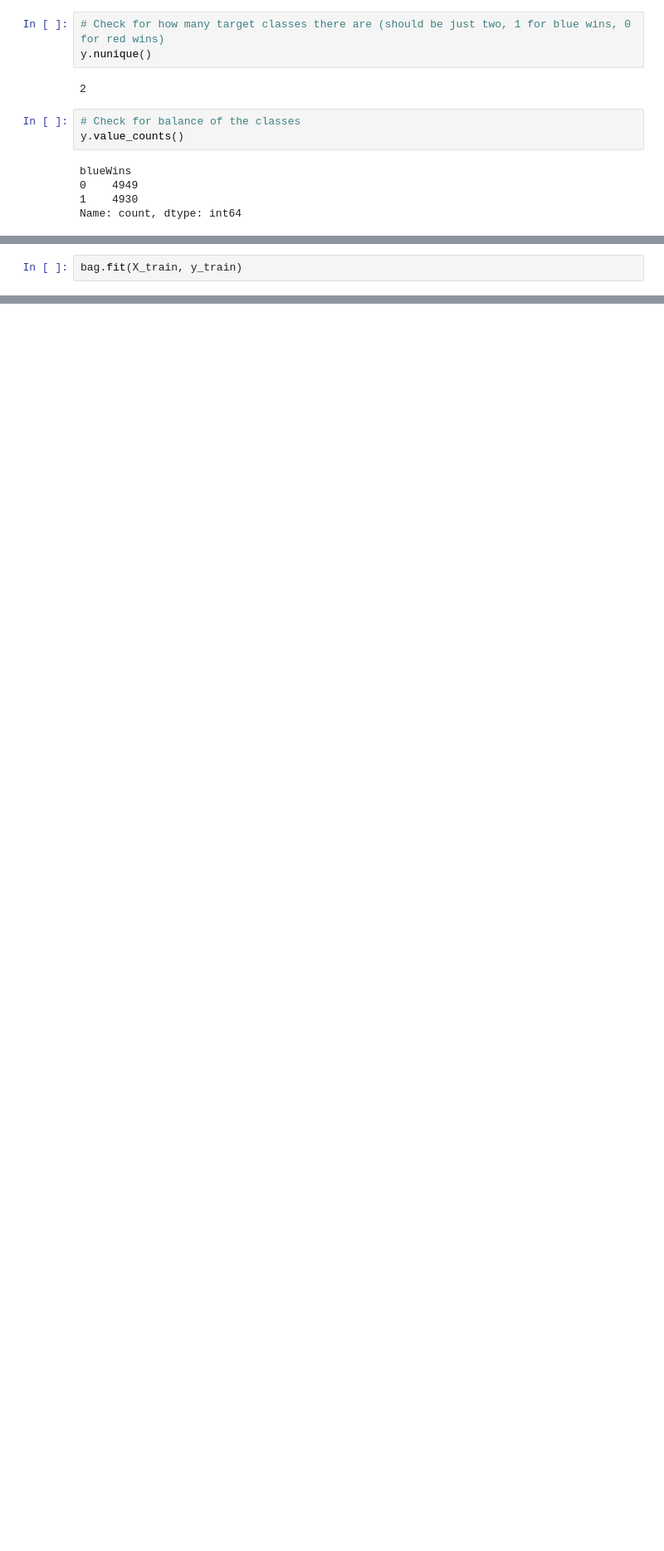
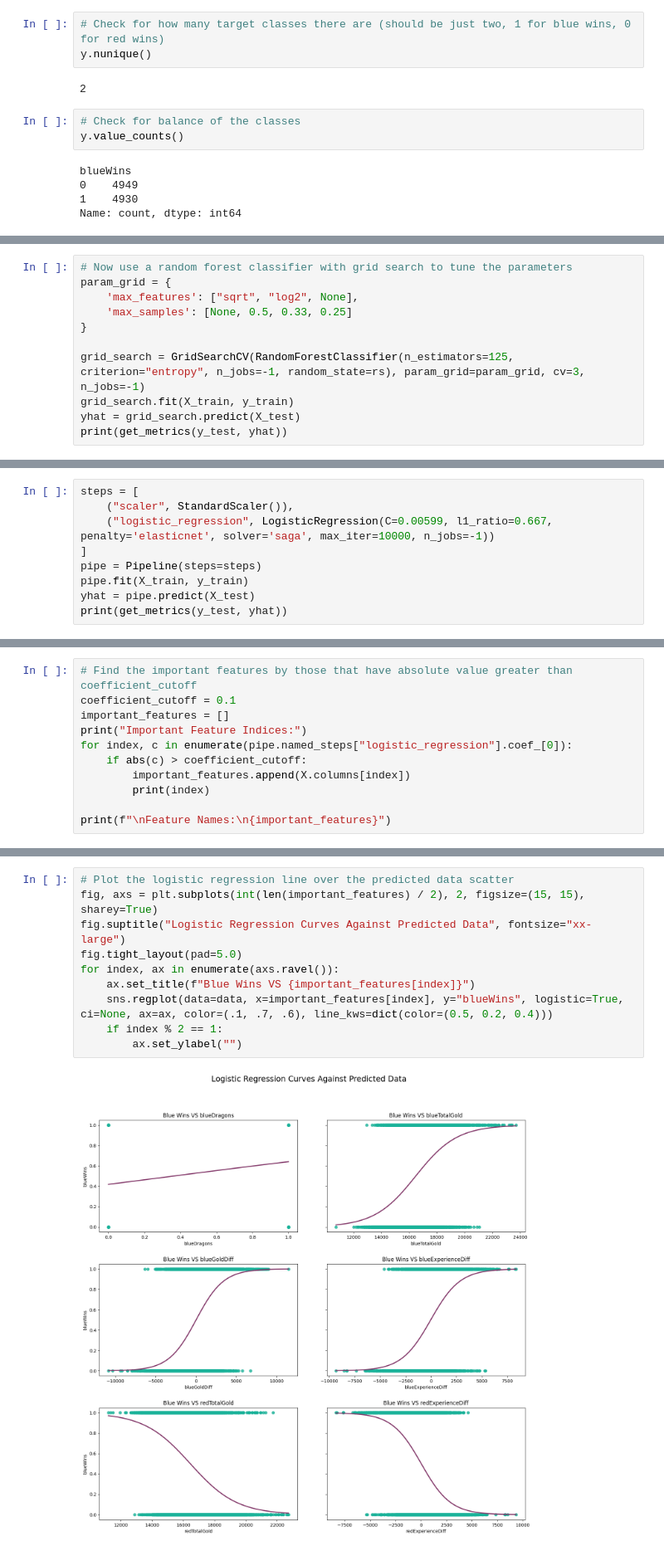
Before and after one commit to DiskoTecha/Lol10MinWinClassification, a Jupyter notebook: Lol10MinWinClassification.ipynb, the cells around one changed output, grey strips where cells are left out. Shown at 83% size. Saved outputs shown, nothing was run; the diff lists cells and outputs as text; blank space fills up the shorter version.

```diff
--- a/Lol10MinWinClassification.ipynb
+++ b/Lol10MinWinClassification.ipynb
@@ -135,2 +242,0 @@ bag = BaggingClassifier(base_estimator=DecisionTreeClassifier(criterion="entropy
-# %%
-bag.fit(X_train, y_train)
@@ -219,0 +288,11 @@ plot_decision_tree(best_tree, feature_cols)
+# %%
+# Now use a random forest classifier with grid search to tune the parameters
+param_grid = {
+    'max_features': ["sqrt", "log2", None],
+    'max_samples': [None, 0.5, 0.33, 0.25]
+}
+
+grid_search = GridSearchCV(RandomForestClassifier(n_estimators=125, criterion="entropy", n_jobs=-1, random_state=rs), param_grid=param_grid, cv=3, n_jobs=-1)
+grid_search.fit(X_train, y_train)
+yhat = grid_search.predict(X_test)
+print(get_metrics(y_test, yhat))
@@ -219,0 +305,9 @@ plot_decision_tree(best_tree, feature_cols)
+# %%
+steps = [
+    ("scaler", StandardScaler()),
+    ("logistic_regression", LogisticRegression(C=0.00599, l1_ratio=0.667, penalty='elasticnet', solver='saga', max_iter=10000, n_jobs=-1))
+]
+pipe = Pipeline(steps=steps)
+pipe.fit(X_train, y_train)
+yhat = pipe.predict(X_test)
+print(get_metrics(y_test, yhat))
@@ -219,0 +316,11 @@ plot_decision_tree(best_tree, feature_cols)
+# %%
+# Find the important features by those that have absolute value greater than coefficient_cutoff
+coefficient_cutoff = 0.1
+important_features = []
+print("Important Feature Indices:")
+for index, c in enumerate(pipe.named_steps["logistic_regression"].coef_[0]):
+    if abs(c) > coefficient_cutoff:
+        important_features.append(X.columns[index])
+        print(index)
+
+print(f"\nFeature Names:\n{important_features}")
@@ -219,0 +338,12 @@ plot_decision_tree(best_tree, feature_cols)
+# %%
+# Plot the logistic regression line over the predicted data scatter
+fig, axs = plt.subplots(int(len(important_features) / 2), 2, figsize=(15, 15), sharey=True)
+fig.suptitle("Logistic Regression Curves Against Predicted Data", fontsize="xx-large")
+fig.tight_layout(pad=5.0)
+for index, ax in enumerate(axs.ravel()):
+    ax.set_title(f"Blue Wins VS {important_features[index]}")
+    sns.regplot(data=data, x=important_features[index], y="blueWins", logistic=True, ci=None, ax=ax, color=(.1, .7, .6), line_kws=dict(color=(0.5, 0.2, 0.4)))
+    if index % 2 == 1:
+        ax.set_ylabel("")
+# %% [output]
+[figure, added]
```
Also changed, not shown: parts of 54 cells of this notebook.
